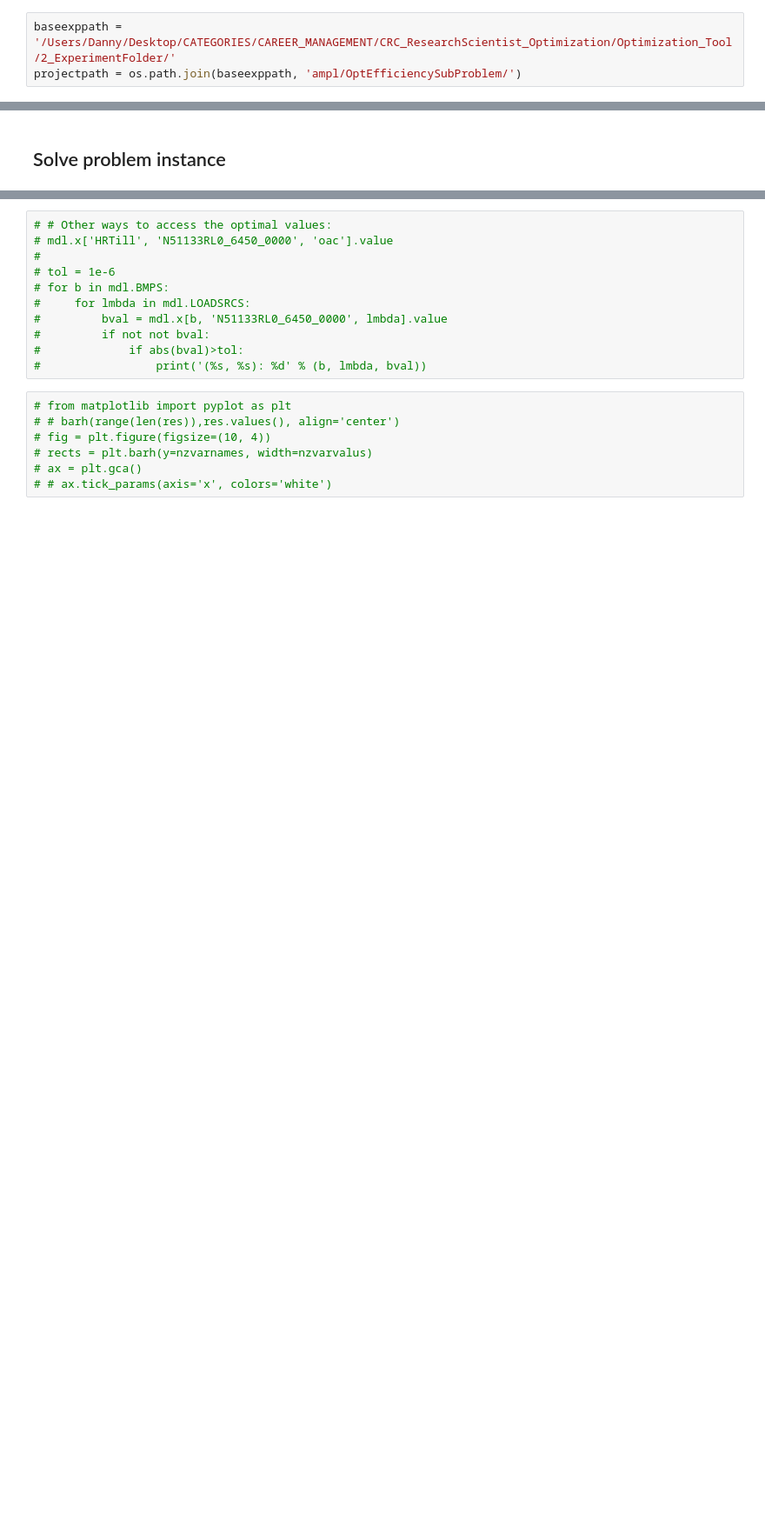
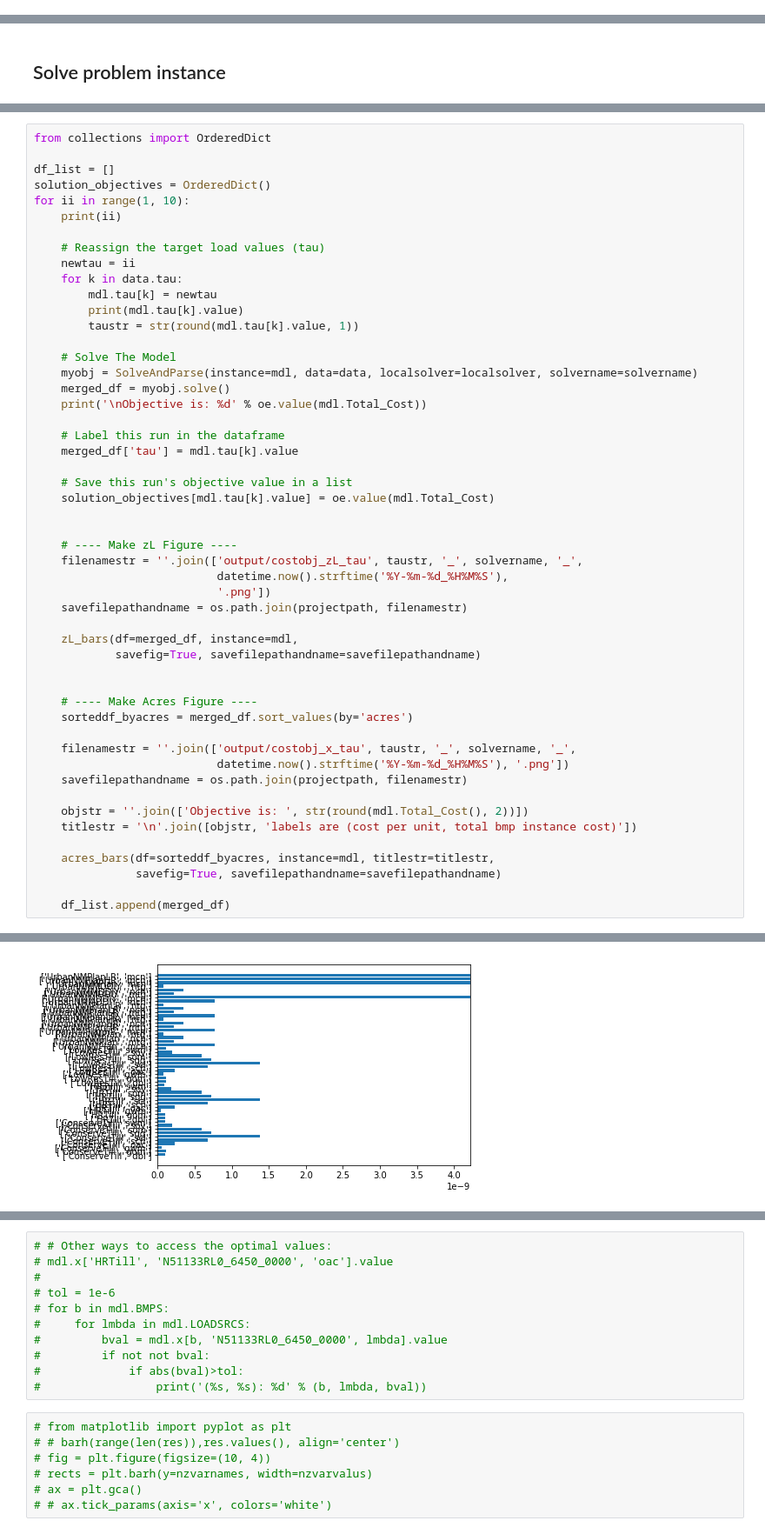
Before and after one commit to dkauf42/bayota, a Jupyter notebook: jnotebooks/subproblem_runner-iterate-CostObj.ipynb, the cells around one changed output, grey strips where cells are left out. Shown at 87% size. Saved outputs shown, nothing was run; the diff lists cells and outputs as text; blank space fills up the shorter version.

```diff
--- a/jnotebooks/subproblem_runner-iterate-CostObj.ipynb
+++ b/jnotebooks/subproblem_runner-iterate-CostObj.ipynb
@@ -15,3 +0,0 @@ Populating the interactive namespace from numpy and matplotlib
-# %%
-baseexppath = '/Users/Danny/Desktop/CATEGORIES/CAREER_MANAGEMENT/CRC_ResearchScientist_Optimization/Optimization_Tool/2_ExperimentFolder/'
-projectpath = os.path.join(baseexppath, 'ampl/OptEfficiencySubProblem/')
@@ -149,0 +39,52 @@ Objective is: 17
+# %%
+from collections import OrderedDict
+
+df_list = []
+solution_objectives = OrderedDict()
+for ii in range(1, 10):
+    print(ii)
+
+    # Reassign the target load values (tau)
+    newtau = ii
+    for k in data.tau:
+        mdl.tau[k] = newtau
+        print(mdl.tau[k].value)
+        taustr = str(round(mdl.tau[k].value, 1))
+
+    # Solve The Model
+    myobj = SolveAndParse(instance=mdl, data=data, localsolver=localsolver, solvername=solvername)
+    merged_df = myobj.solve()
+    print('\nObjective is: %d' % oe.value(mdl.Total_Cost))
+
+    # Label this run in the dataframe
+    merged_df['tau'] = mdl.tau[k].value
+
+    # Save this run's objective value in a list
+    solution_objectives[mdl.tau[k].value] = oe.value(mdl.Total_Cost)
+
+
+    # ---- Make zL Figure ----
+    filenamestr = ''.join(['output/costobj_zL_tau', taustr, '_', solvername, '_',
+                           datetime.now().strftime('%Y-%m-%d_%H%M%S'),
+                           '.png'])
+    savefilepathandname = os.path.join(projectpath, filenamestr)
+
+    zL_bars(df=merged_df, instance=mdl,
+            savefig=True, savefilepathandname=savefilepathandname)
+
+
+    # ---- Make Acres Figure ----
+    sorteddf_byacres = merged_df.sort_values(by='acres')
+
+    filenamestr = ''.join(['output/costobj_x_tau', taustr, '_', solvername, '_',
+                           datetime.now().strftime('%Y-%m-%d_%H%M%S'), '.png'])
+    savefilepathandname = os.path.join(projectpath, filenamestr)
+
+    objstr = ''.join(['Objective is: ', str(round(mdl.Total_Cost(), 2))])
+    titlestr = '\n'.join([objstr, 'labels are (cost per unit, total bmp instance cost)'])
+
+    acres_bars(df=sorteddf_byacres, instance=mdl, titlestr=titlestr,
+               savefig=True, savefilepathandname=savefilepathandname)
+
+    df_list.append(merged_df)
+# %% [output]
@@ -149,0 +108 @@ Objective is: 17
+[figure, added]
```
Also changed, not shown: parts of 15 cells of this notebook, 13 other files.
